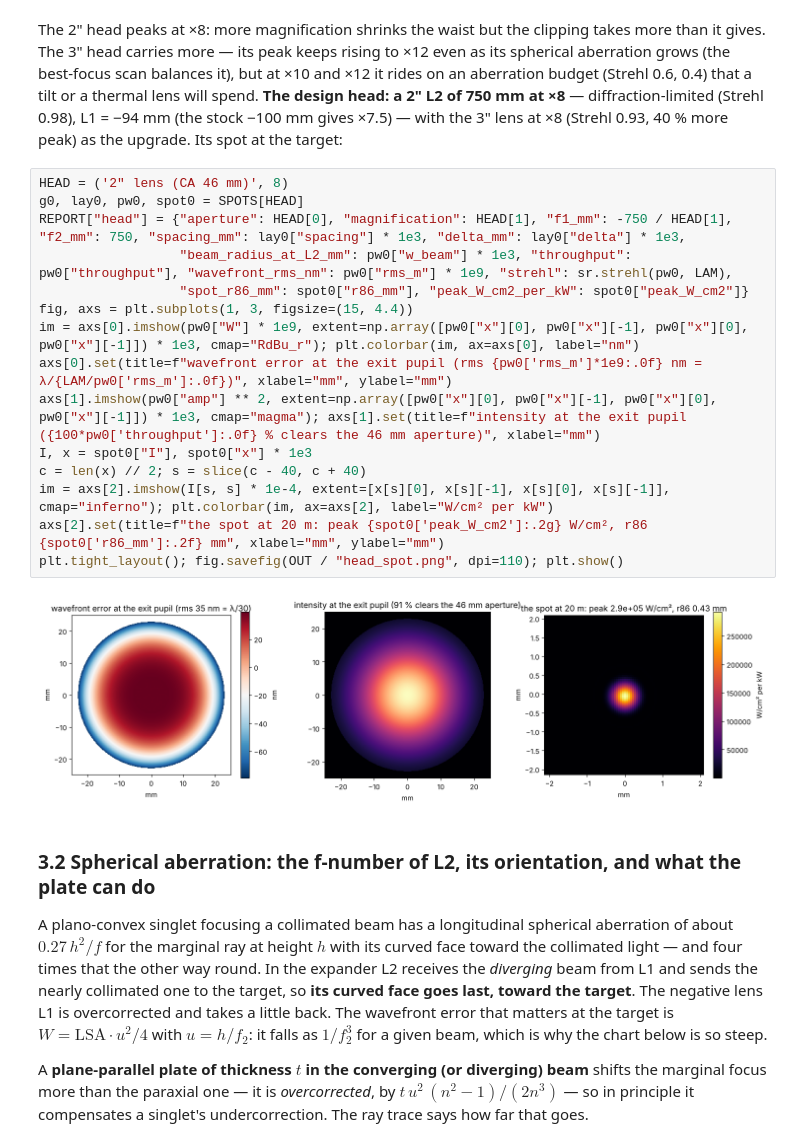
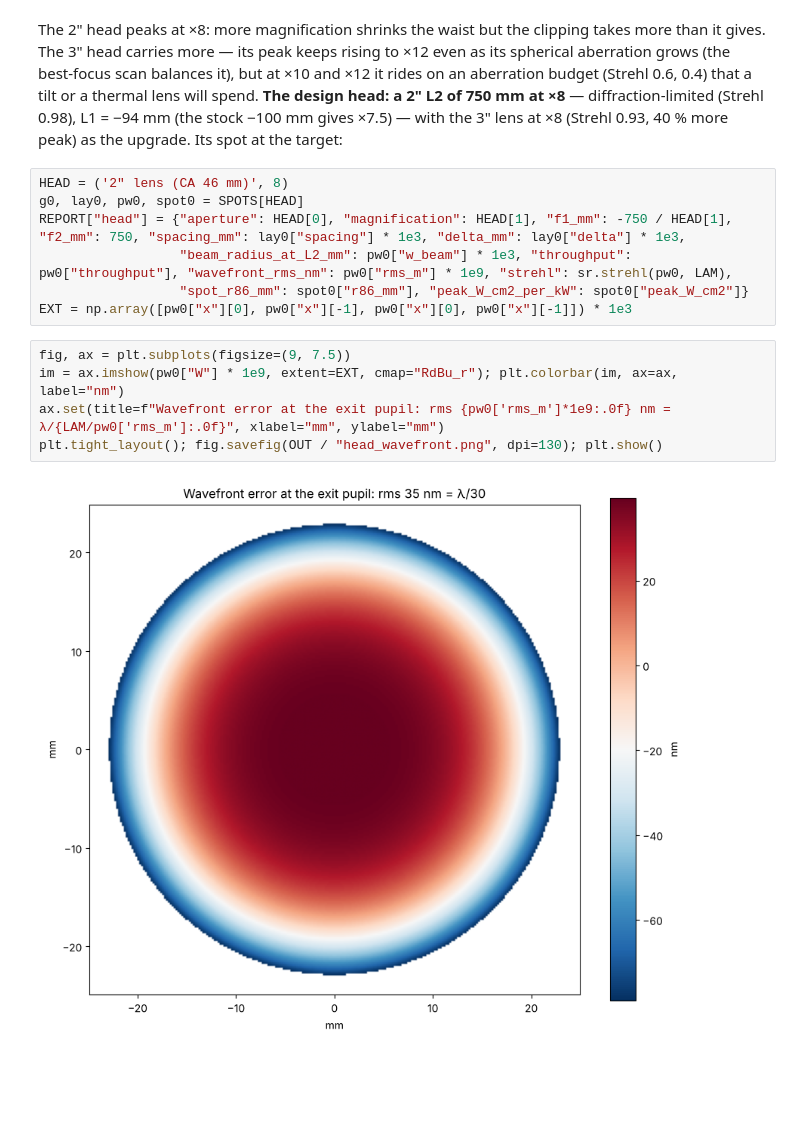
Before and after one commit to technolog-spectrumai/vegeta, a Jupyter notebook: notebooks/46_svarog_remote.ipynb, the cells around one changed output. Cells and saved outputs as stored; diff of their text form; blank space fills up the shorter version.

```diff
--- a/notebooks/46_svarog_remote.ipynb
+++ b/notebooks/46_svarog_remote.ipynb
@@ -159,28 +160,12 @@ g0, lay0, pw0, spot0 = SPOTS[HEAD]
 REPORT["head"] = {"aperture": HEAD[0], "magnification": HEAD[1], "f1_mm": -750 / HEAD[1], "f2_mm": 750, "spacing_mm": lay0["spacing"] * 1e3, "delta_mm": lay0["delta"] * 1e3,
                   "beam_radius_at_L2_mm": pw0["w_beam"] * 1e3, "throughput": pw0["throughput"], "wavefront_rms_nm": pw0["rms_m"] * 1e9, "strehl": sr.strehl(pw0, LAM),
                   "spot_r86_mm": spot0["r86_mm"], "peak_W_cm2_per_kW": spot0["peak_W_cm2"]}
-fig, axs = plt.subplots(1, 3, figsize=(15, 4.4))
-im = axs[0].imshow(pw0["W"] * 1e9, extent=np.array([pw0["x"][0], pw0["x"][-1], pw0["x"][0], pw0["x"][-1]]) * 1e3, cmap="RdBu_r"); plt.colorbar(im, ax=axs[0], label="nm")
-axs[0].set(title=f"wavefront error at the exit pupil (rms {pw0['rms_m']*1e9:.0f} nm = λ/{LAM/pw0['rms_m']:.0f})", xlabel="mm", ylabel="mm")
-axs[1].imshow(pw0["amp"] ** 2, extent=np.array([pw0["x"][0], pw0["x"][-1], pw0["x"][0], pw0["x"][-1]]) * 1e3, cmap="magma"); axs[1].set(title=f"intensity at the exit pupil ({100*pw0['throughput']:.0f} % clears the 46 mm aperture)", xlabel="mm")
-I, x = spot0["I"], spot0["x"] * 1e3
-c = len(x) // 2; s = slice(c - 40, c + 40)
-im = axs[2].imshow(I[s, s] * 1e-4, extent=[x[s][0], x[s][-1], x[s][0], x[s][-1]], cmap="inferno"); plt.colorbar(im, ax=axs[2], label="W/cm² per kW")
-axs[2].set(title=f"the spot at 20 m: peak {spot0['peak_W_cm2']:.2g} W/cm², r86 {spot0['r86_mm']:.2f} mm", xlabel="mm", ylabel="mm")
-plt.tight_layout(); fig.savefig(OUT / "head_spot.png", dpi=110); plt.show()
+EXT = np.array([pw0["x"][0], pw0["x"][-1], pw0["x"][0], pw0["x"][-1]]) * 1e3
-# %% [output]
-[figure, removed]
-# %% [markdown]
-### 3.2 Spherical aberration: the f-number of L2, its orientation, and what the plate can do
-
-A plano-convex singlet focusing a collimated beam has a longitudinal spherical aberration of about $0.27\,h^2/f$ for
-the marginal ray at height $h$ with its curved face toward the collimated light — and four times that the other way
-round. In the expander L2 receives the *diverging* beam from L1 and sends the nearly collimated one to the target, so
-**its curved face goes last, toward the target**. The negative lens L1 is overcorrected and takes a little back. The
-wavefront error that matters at the target is $W = \mathrm{LSA} \cdot u^2/4$ with $u = h/f_2$: it falls as $1/f_2^3$
-for a given beam, which is why the chart below is so steep.
-
-A **plane-parallel plate of thickness $t$ in the converging (or diverging) beam** shifts the marginal focus more than
-the paraxial one — it is *overcorrected*, by $t\,u^2\,(n^2-1)/(2n^3)$ — so in principle it compensates a singlet's
-undercorrection. The ray trace says how far that goes.
+# %%
+fig, ax = plt.subplots(figsize=(9, 7.5))
+im = ax.imshow(pw0["W"] * 1e9, extent=EXT, cmap="RdBu_r"); plt.colorbar(im, ax=ax, label="nm")
+ax.set(title=f"Wavefront error at the exit pupil: rms {pw0['rms_m']*1e9:.0f} nm = λ/{LAM/pw0['rms_m']:.0f}", xlabel="mm", ylabel="mm")
+plt.tight_layout(); fig.savefig(OUT / "head_wavefront.png", dpi=130); plt.show()
+# %% [output]
+[figure, added]
 # %%
```
Also changed, not shown: parts of 53 cells of this notebook, 11 other files.
